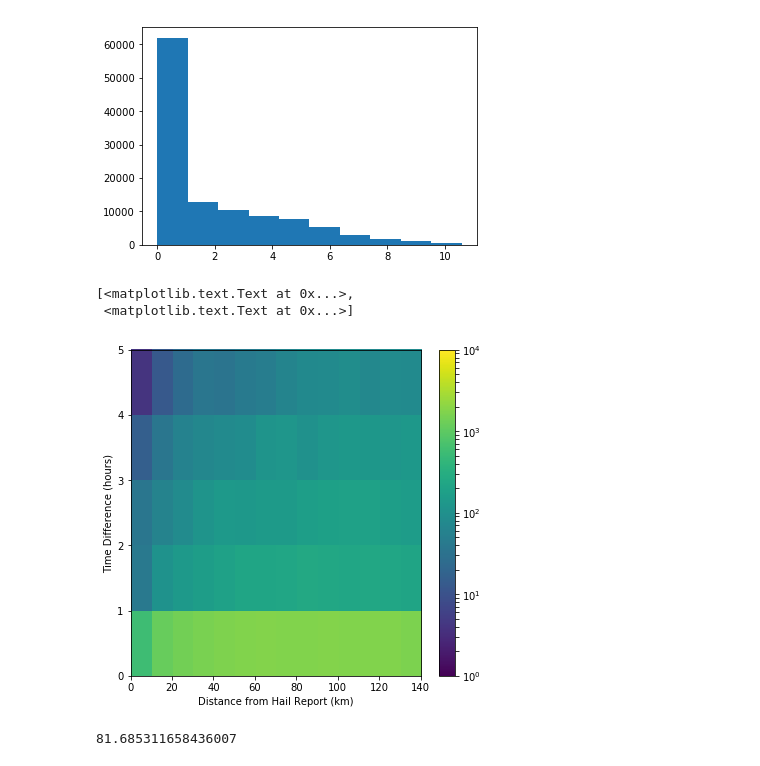
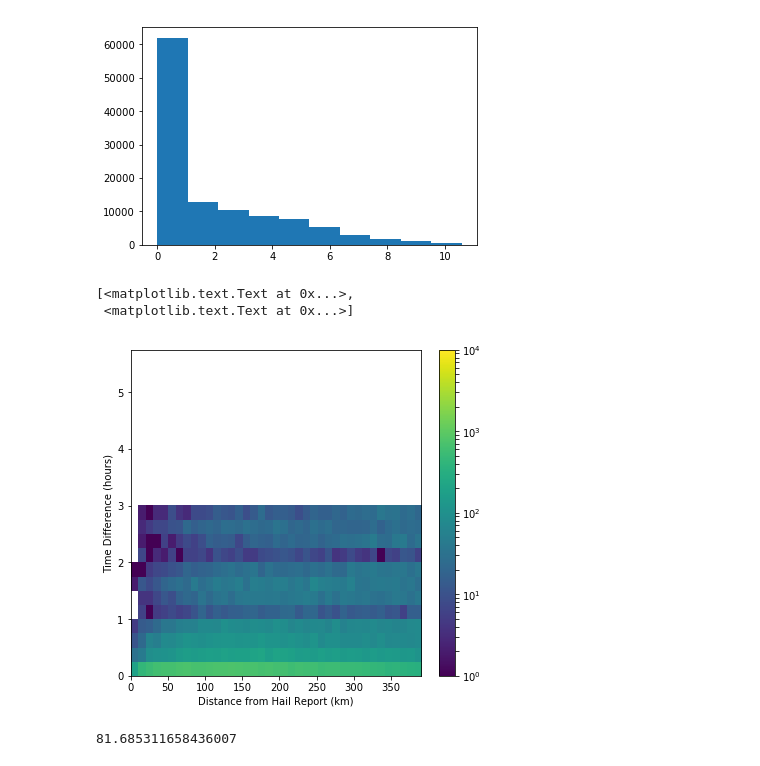
Before and after one commit to djgagne/deepsky, a Jupyter notebook: notebooks/StormPatchHail.ipynb, the cells around one changed output. Drawn from its saved outputs; the diff is of its cells as text; code cells hidden in the pictures.

```diff
--- a/notebooks/StormPatchHail.ipynb
+++ b/notebooks/StormPatchHail.ipynb
@@ -62,6 +54,7 @@ all_vars = list(data.variables.keys())
 all_vars = list(data.variables.keys())
 variable_names = ['composite_reflectivity_entire_atmosphere_current',
                   'precipitable_water_entire_atmosphere_(considered_as_a_single_layer)_current',
+                  'geopotential_height_level_of_adiabatic_condensation_from_sfc_prev',
                   'convective_available_potential_energy_180-0_mb_above_ground_prev',
                   'vertical_u-component_shear_0-6000_m_above_ground_prev',
                   'vertical_v-component_shear_0-6000_m_above_ground_prev',
@@ -131,7 +118,7 @@ min_severe_hail_distance = np.ones(storm_dates.size) * np.nan
 min_times = np.ones(storm_dates.size)
 for s in range(has_severe_hail.size):
     tdiff = pd.TimedeltaIndex(np.abs(severe_reports["datetime"].values - np.datetime64(storm_dates.values[s])))
-    valid_times = np.where((tdiff.total_seconds() / 3600) < 4)[0]
+    valid_times = np.where((tdiff.total_seconds() / 3600) < 3)[0]
     min_times[s] = (tdiff.total_seconds() / 3600).min()
     if len(valid_times) > 0:
         has_severe_hail[s] = np.count_nonzero(gc_distance(storm_centers[s, 0],
@@ -171,14 +155,14 @@ plt.hist(min_times)
 # %%
 plt.figure(figsize=(6.5, 6))
 plt.hist2d(min_severe_hail_distance, min_times,
-           bins=[np.arange(0, 150, 10), np.arange(0, 6, 1)],
+           bins=[np.arange(0, 400, 10), np.arange(0, 6, 0.25)],
            norm=LogNorm(vmin=1, vmax=10000),cmin=1)
 plt.colorbar()
 plt.gca().set(xlabel="Distance from Hail Report (km)", ylabel="Time Difference (hours)")
 # %% [output]
 [<matplotlib.text.Text at 0x...>,
  <matplotlib.text.Text at 0x...>]
-[figure, old version]
+[figure, new version]
 # %%
 np.nanpercentile(min_severe_hail_distance, 10)
 # %% [output]
```
Also changed, not shown: parts of 47 cells of this notebook, 2 other files.
